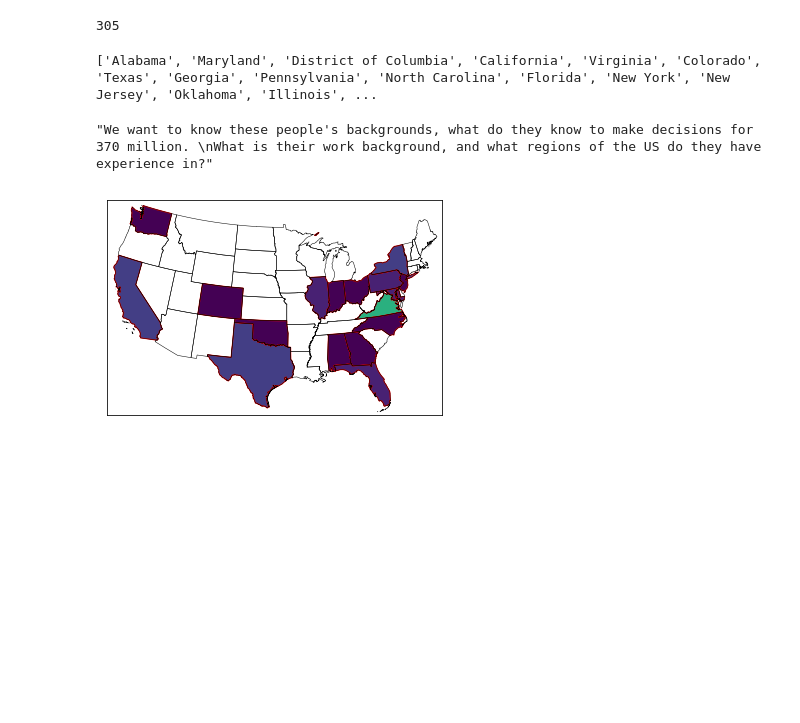
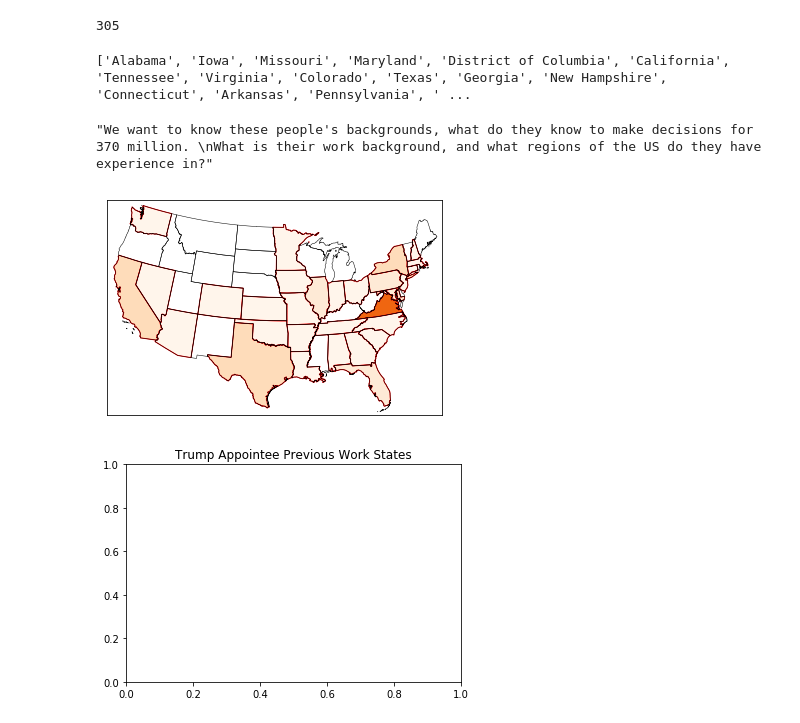
Before and after one commit to mckaulay/aims-hackathon, a Jupyter notebook: AIMS.ipynb, the cells around one changed output. Saved outputs shown, nothing was run; the diff lists cells and outputs as text; code cells hidden in the pictures; blank space fills up the shorter version.

Commit message:
final figure

```diff
--- a/AIMS.ipynb
+++ b/AIMS.ipynb
@@ -65,7 +65,7 @@ print (output)
 # %%
 common = []
 for i in output:
-    if output[i] > 10:
+    if output[i] > 5:
         common.append(i)
 
 vals = []
@@ -96,7 +96,7 @@ if "DC" in final:
     final.append("District of Columbia")
 print (final)
 # %% [output]
-['Alabama', 'Maryland', 'District of Columbia', 'California', 'Virginia', 'Colorado', 'Texas', 'Georgia', 'Pennsylvania', 'North Carolina', 'Florida', 'New York', 'New Jersey', 'Oklahoma', 'Illinois', ...
+['Alabama', 'Iowa', 'Missouri', 'Maryland', 'District of Columbia', 'California', 'Tennessee', 'Virginia', 'Colorado', 'Texas', 'Georgia', 'New Hampshire', 'Connecticut', 'Arkansas', 'Pennsylvania', ' ...
 # %%
 """We want to know these people's backgrounds, what do they know to make decisions for 370 million.
 What is their work background, and what regions of the US do they have experience in?"""
@@ -106,32 +106,35 @@ What is their work background, and what regions of the US do they have experienc
 import matplotlib.pyplot as plt
 from mpl_toolkits.basemap import Basemap
 from matplotlib.patches import Polygon
 from matplotlib import cm
 
 # create the map
 mp = Basemap(llcrnrlon=-119,llcrnrlat=22,urcrnrlon=-64,urcrnrlat=49,
         projection='lcc',lat_1=33,lat_2=45,lon_0=-95)
 
-viridis = cm.get_cmap('viridis', 12)
+viridis = cm.get_cmap('Oranges', 12)
 mx = np.max(output.values)
 
 # load the shapefile, use the name 'states'
 mp.readshapefile('st99_d00', name='states', drawbounds=True)
 
 # collect the state names from the shapefile attributes so we can
 # look up the shape obect for a state by it's name
 state_names = []
 for shape_dict in mp.states_info:
     state_names.append(shape_dict['NAME'])
 
 ax = plt.gca() # get current axes instance
 
 # get Texas and draw the filled polygon
 for i in final:
     seg = mp.states[state_names.index(i)]
     poly = Polygon(seg, facecolor=viridis(output[i] / max(vals)),edgecolor='red')
     ax.add_patch(poly)
 
+plt.title("Trump Appointee Previous Work States")
 plt.show()
+plt.savefig("output.png", dpi=200)
 # %% [output]
-[figure, old version]
+[figure, new version]
+[figure, added]
```
